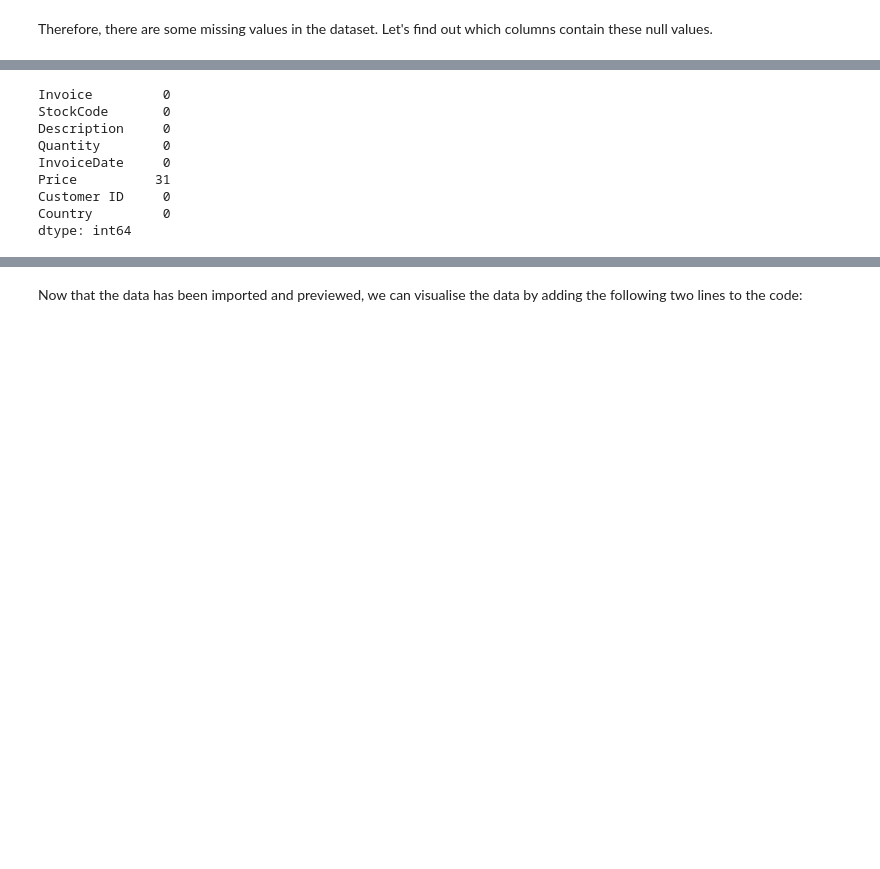
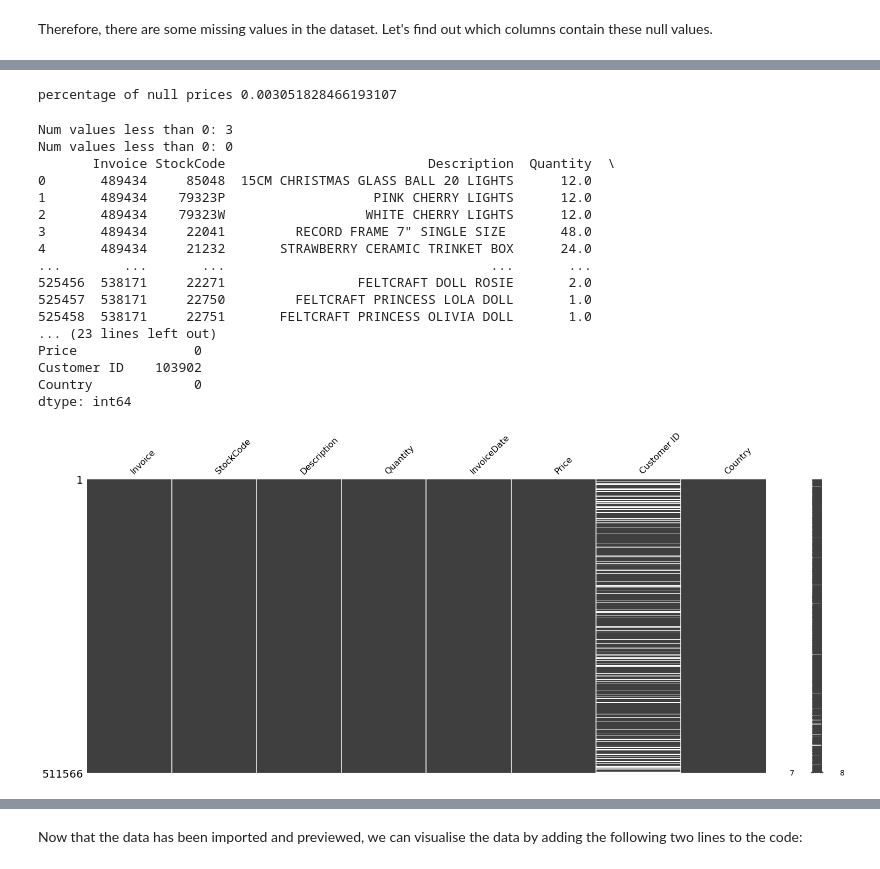
Before and after one commit to JoshWacks/ACMLProject, a Jupyter notebook: ACML_Project.ipynb, the cells around one changed output, grey strips where cells are left out. Drawn from its saved outputs; the diff is of its cells as text; code cells hidden in the pictures; blank space fills up the shorter version.

```diff
--- a/ACML_Project.ipynb
+++ b/ACML_Project.ipynb
@@ -96,17 +114,43 @@ Country           0
 dtype: int64
-# %%
-# Drop rows with missing values:
-df.replace(0,np.nan).dropna
-
-# Let's see if all the null vales have been removed:
-print((df[['Invoice', 'StockCode', 'Description', 'Quantity', 'InvoiceDate', 'Price', 'Customer ID', 'Country']] == 0).sum())
-# %% [output]
-Invoice         0
-StockCode       0
-Description     0
-Quantity        0
-InvoiceDate     0
-Price          31
-Customer ID     0
-Country         0
-dtype: int64
+# %%
+print("percentage of null prices",(df['Price'].isna().sum())/len(df))
+# %% [output]
+percentage of null prices 0.003051828466193107
+# %%
+# Drop rows with missing values for price:
+print("Num values less than 0:",len(np.where(df['Price'] <0)[0]))
+df['Price'][df['Price'] <0]=np.nan
+df = df[df['Price'].notna()]
+print("Num values less than 0:",len(np.where(df['Price'] <0)[0]))
+print(df)
+missingno.matrix(df)
+#condition = df.index(df[df['Price']<0.0])
+#df.drop(condition,inplace=True)
+#print(df)
+#missingno.matrix(df)
+#df.drop(df['Price'],axis =1,inplace=True).isna().all(1)
+#df['Price'].dropna(inplace=True)
+#print((df['Price'].isna().sum())/len(df))
+print((df['Customer ID'].isna().sum())/len(df))
+
+# Let's see if all the null vales have been removed:
+print((df[['Invoice', 'StockCode', 'Description', 'Quantity', 'InvoiceDate', 'Price', 'Customer ID', 'Country']].isna().sum()))
+# %% [output]
+Num values less than 0: 3
+Num values less than 0: 0
+       Invoice StockCode                          Description  Quantity  \
+0       489434     85048  15CM CHRISTMAS GLASS BALL 20 LIGHTS      12.0
+1       489434    79323P                   PINK CHERRY LIGHTS      12.0
+2       489434    79323W                  WHITE CHERRY LIGHTS      12.0
+3       489434     22041         RECORD FRAME 7" SINGLE SIZE       48.0
+4       489434     21232       STRAWBERRY CERAMIC TRINKET BOX      24.0
+...        ...       ...                                  ...       ...
+525456  538171     22271                 FELTCRAFT DOLL ROSIE       2.0
+525457  538171     22750         FELTCRAFT PRINCESS LOLA DOLL       1.0
+525458  538171     22751       FELTCRAFT PRINCESS OLIVIA DOLL       1.0
+... (23 lines left out)
+Price               0
+Customer ID    103902
+Country             0
+dtype: int64
+[figure, added]
```
Also changed, not shown: parts of 9 cells of this notebook.
